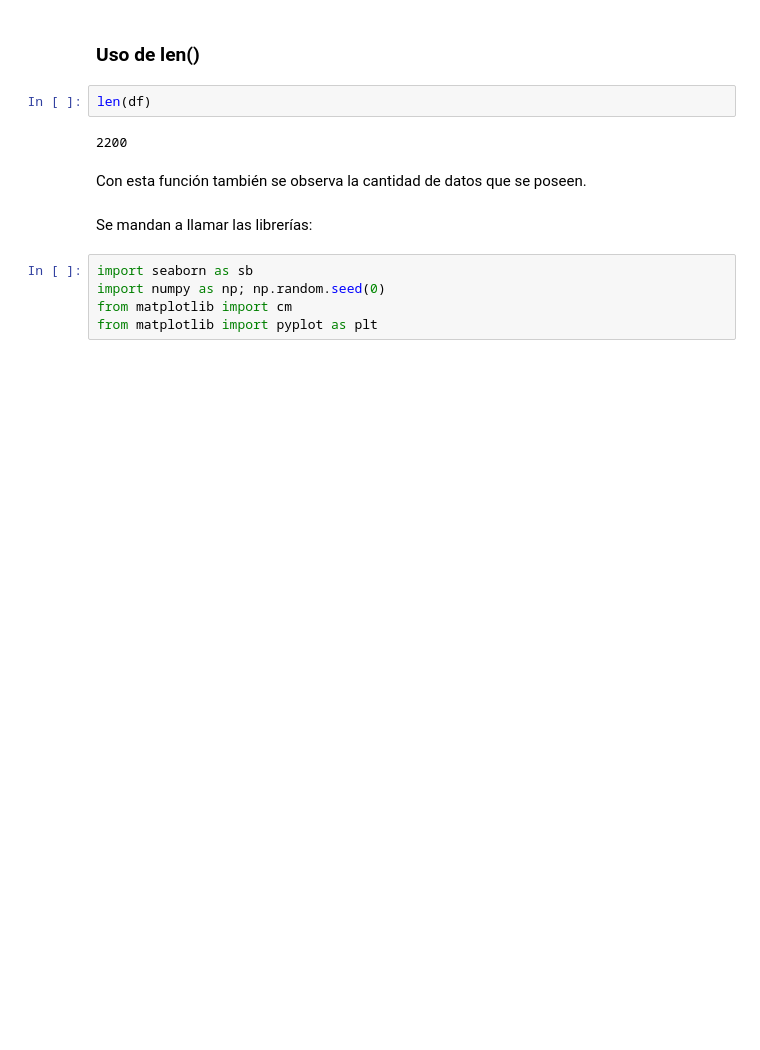
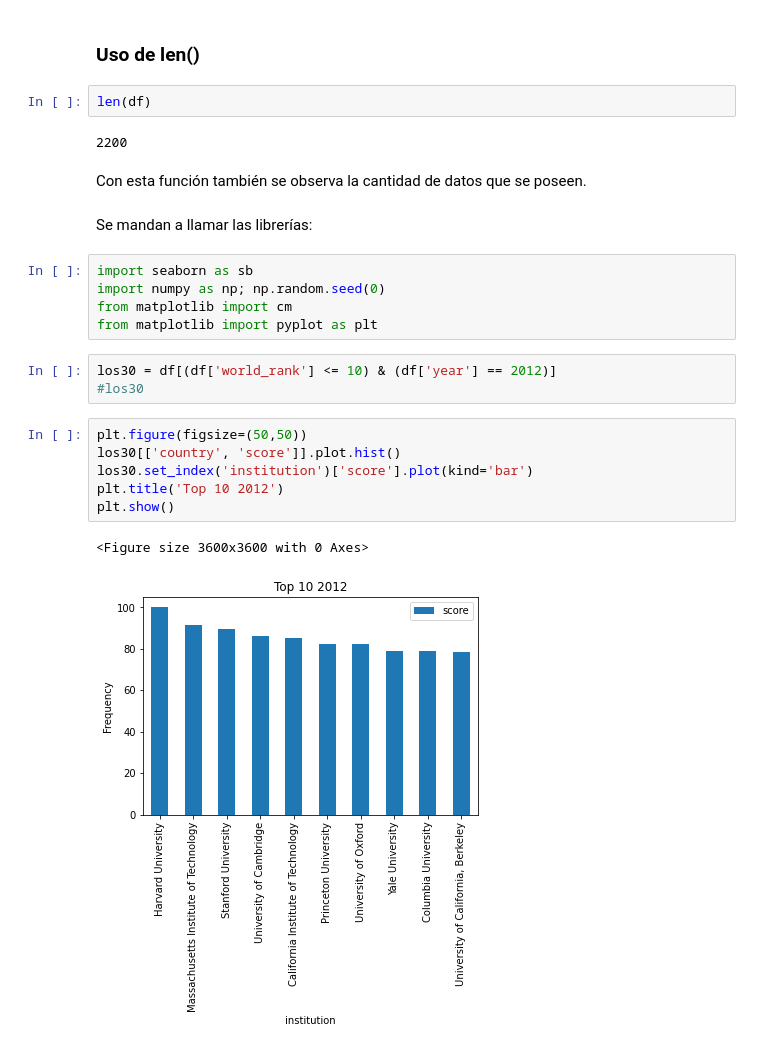
Before and after one commit to Zsaos/Laboratorio_A01706695, a Jupyter notebook: Análisis Visual.ipynb, the cells around one changed output. Drawn from its saved outputs; the diff is of its cells as text; blank space fills up the shorter version.

```diff
--- a/Análisis Visual.ipynb
+++ b/Análisis Visual.ipynb
@@ -89,3 +89,15 @@ import seaborn as sb
 import numpy as np; np.random.seed(0)
 from matplotlib import cm
 from matplotlib import pyplot as plt
+# %%
+los30 = df[(df['world_rank'] <= 10) & (df['year'] == 2012)]
+#los30
+# %%
+plt.figure(figsize=(50,50))
+los30[['country', 'score']].plot.hist()
+los30.set_index('institution')['score'].plot(kind='bar')
+plt.title('Top 10 2012')
+plt.show()
+# %% [output]
+<Figure size 3600x3600 with 0 Axes>
+[figure, added]
```
